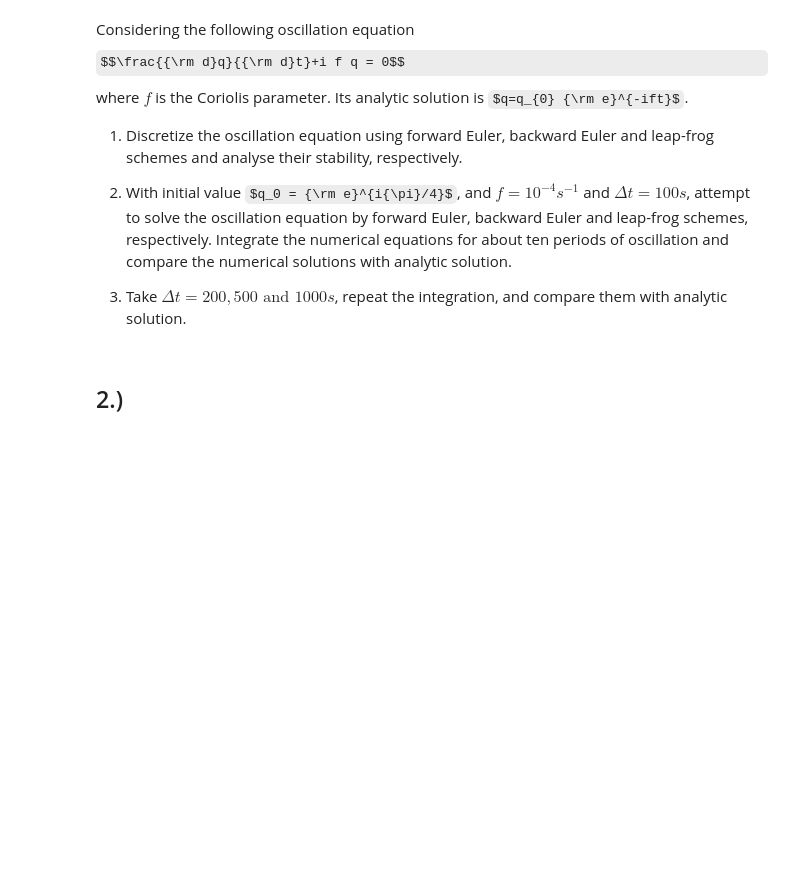
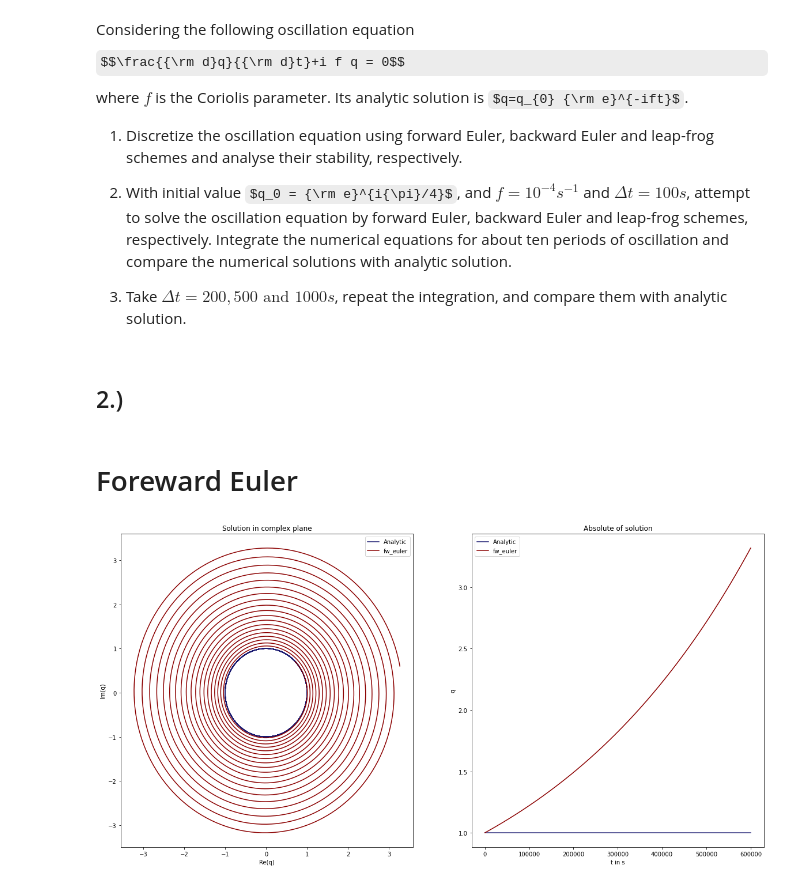
Before and after one commit to vopikamm/climNUM, a Jupyter notebook: Ex3/Exercise_03b_Stability_of_the_oscillation_equation.ipynb, the cells around one changed output. Drawn from its saved outputs; the diff is of its cells as text; code cells hidden in the pictures; some formulas as TeX source; blank space fills up the shorter version.

```diff
--- a/Ex3/Exercise_03b_Stability_of_the_oscillation_equation.ipynb
+++ b/Ex3/Exercise_03b_Stability_of_the_oscillation_equation.ipynb
@@ -22,5 +24,5 @@ import numpy as np
 #Inititializing
 f   = 0.0001                 #s⁻¹
 q0  = np.exp(np.pi*0.25j)
-RHS = f*1j
-to_solve = Linear_Solver(RHS,q0)
+RHS = -f*1j
+q = Linear_Solver(RHS,q0)
@@ -28,0 +29,7 @@ to_solve.solve()
+# %% [markdown]
+# Foreward Euler
+# %%
+q.solve(method='fw_euler')
+q.plot_sol()
+# %% [output]
+[figure, added]
```
Also changed, not shown: parts of 8 cells of this notebook.
